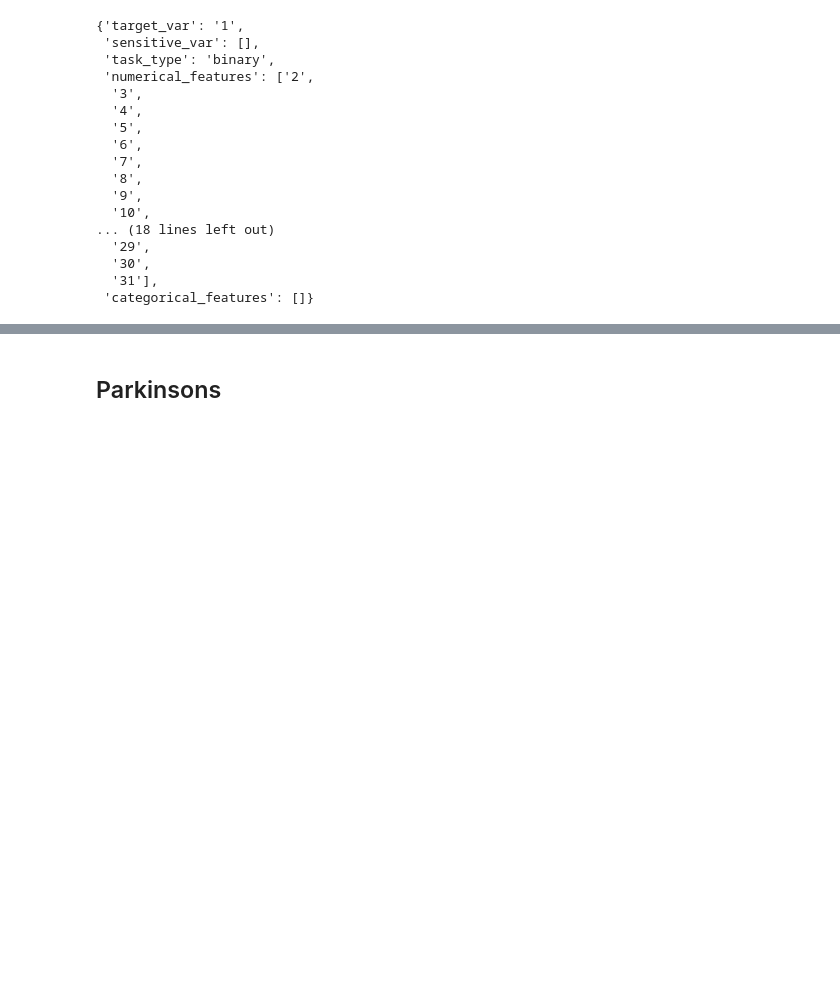
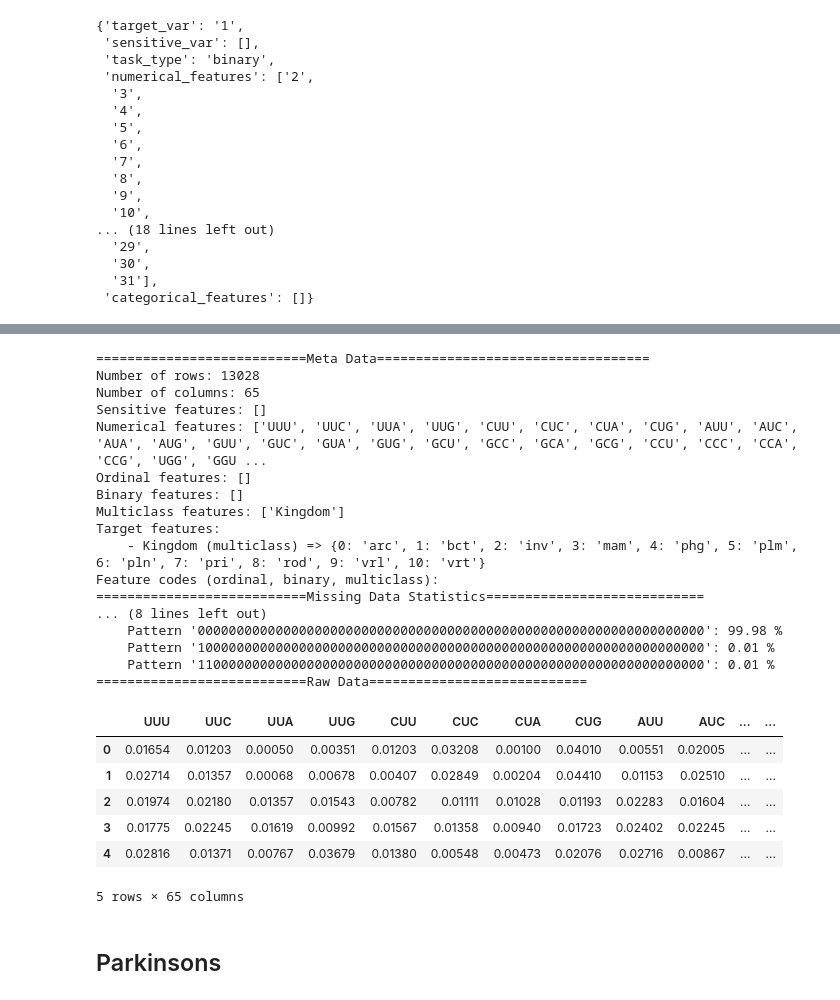
Before and after one commit to sitaomin1994/MedicalDataKit, a Jupyter notebook: notebook/data_fetch.ipynb, the cells around one changed output, grey strips where cells are left out. Cells and saved outputs as stored; diff of their text form; code cells hidden in the pictures; blank space fills up the shorter version.

```diff
--- a/notebook/data_fetch.ipynb
+++ b/notebook/data_fetch.ipynb
@@ -192,3 +212,38 @@ dataset.data_config()
+# %%
+dataset = CodonUsageDataset()
+dataset.load()
+print("===========================Meta Data===================================")
+dataset.show_meta_data()
+print("===========================Missing Data Statistics============================")
+dataset.get_missing_data_statistics()
+dataset.show_missing_data_statistics()
+print("===========================Raw Data============================")
+dataset.raw_data.head()
+# %% [output]
+===========================Meta Data===================================
+Number of rows: 13028
+Number of columns: 65
+Sensitive features: []
+Numerical features: ['UUU', 'UUC', 'UUA', 'UUG', 'CUU', 'CUC', 'CUA', 'CUG', 'AUU', 'AUC', 'AUA', 'AUG', 'GUU', 'GUC', 'GUA', 'GUG', 'GCU', 'GCC', 'GCA', 'GCG', 'CCU', 'CCC', 'CCA', 'CCG', 'UGG', 'GGU ...
+Ordinal features: []
+Binary features: []
+Multiclass features: ['Kingdom']
+Target features:
+    - Kingdom (multiclass) => {0: 'arc', 1: 'bct', 2: 'inv', 3: 'mam', 4: 'phg', 5: 'plm', 6: 'pln', 7: 'pri', 8: 'rod', 9: 'vrl', 10: 'vrt'}
+Feature codes (ordinal, binary, multiclass):
+===========================Missing Data Statistics============================
+... (8 lines left out)
+    Pattern '00000000000000000000000000000000000000000000000000000000000000000': 99.98 %
+    Pattern '10000000000000000000000000000000000000000000000000000000000000000': 0.01 %
+    Pattern '11000000000000000000000000000000000000000000000000000000000000000': 0.01 %
+===========================Raw Data============================
+|  | UUU | UUC | UUA | UUG | CUU | CUC | CUA | CUG | AUU | AUC | ... | ... |
+| 0 | 0.01654 | 0.01203 | 0.00050 | 0.00351 | 0.01203 | 0.03208 | 0.00100 | 0.04010 | 0.00551 | 0.02005 | ... | ... |
+| 1 | 0.02714 | 0.01357 | 0.00068 | 0.00678 | 0.00407 | 0.02849 | 0.00204 | 0.04410 | 0.01153 | 0.02510 | ... | ... |
+| 2 | 0.01974 | 0.02180 | 0.01357 | 0.01543 | 0.00782 | 0.01111 | 0.01028 | 0.01193 | 0.02283 | 0.01604 | ... | ... |
+| 3 | 0.01775 | 0.02245 | 0.01619 | 0.00992 | 0.01567 | 0.01358 | 0.00940 | 0.01723 | 0.02402 | 0.02245 | ... | ... |
+| 4 | 0.02816 | 0.01371 | 0.00767 | 0.03679 | 0.01380 | 0.00548 | 0.00473 | 0.02076 | 0.02716 | 0.00867 | ... | ... |
+5 rows × 65 columns
 # %% [markdown]
 ## Parkinsons
 # %%
```
Also changed, not shown: parts of 2 cells of this notebook, 3 other files.
